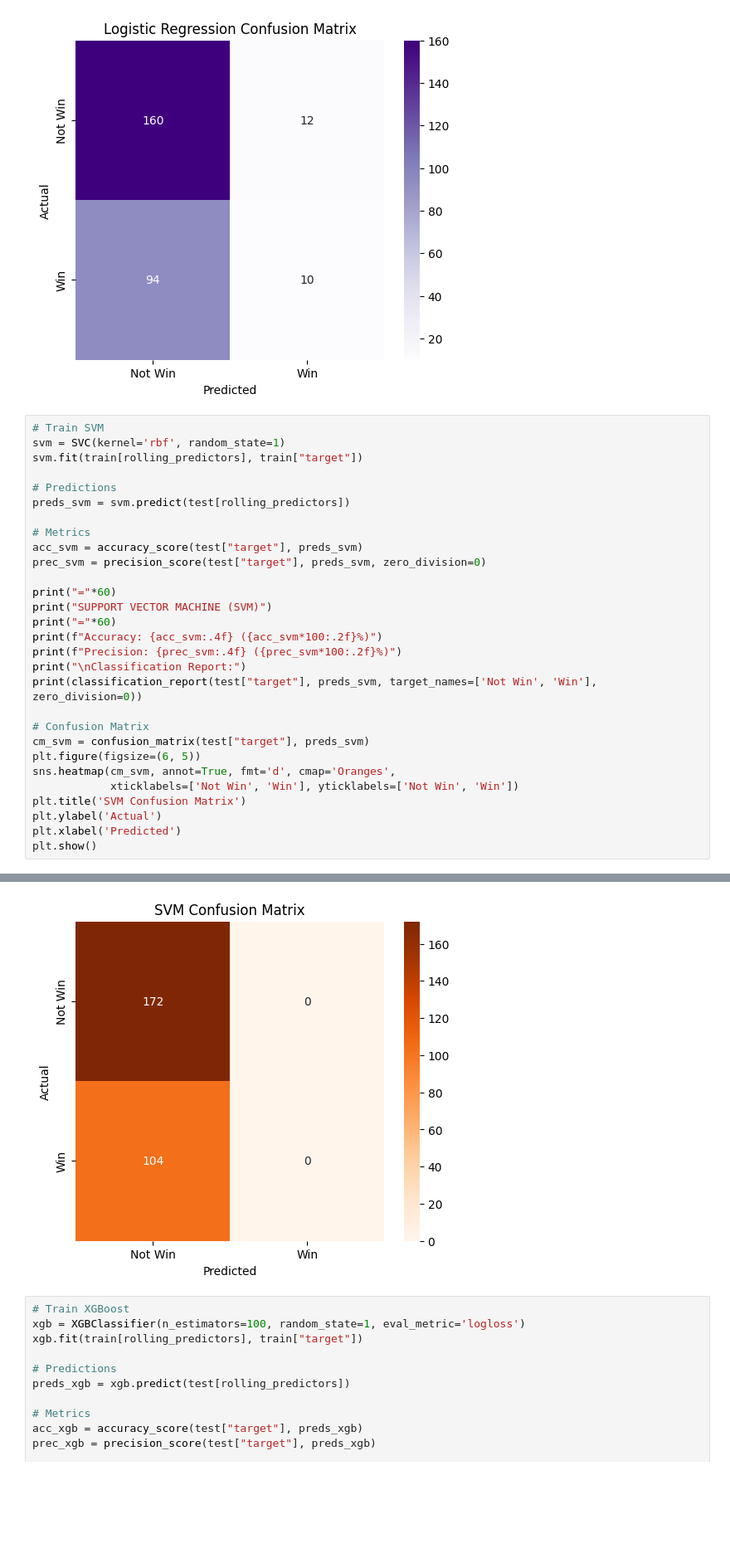
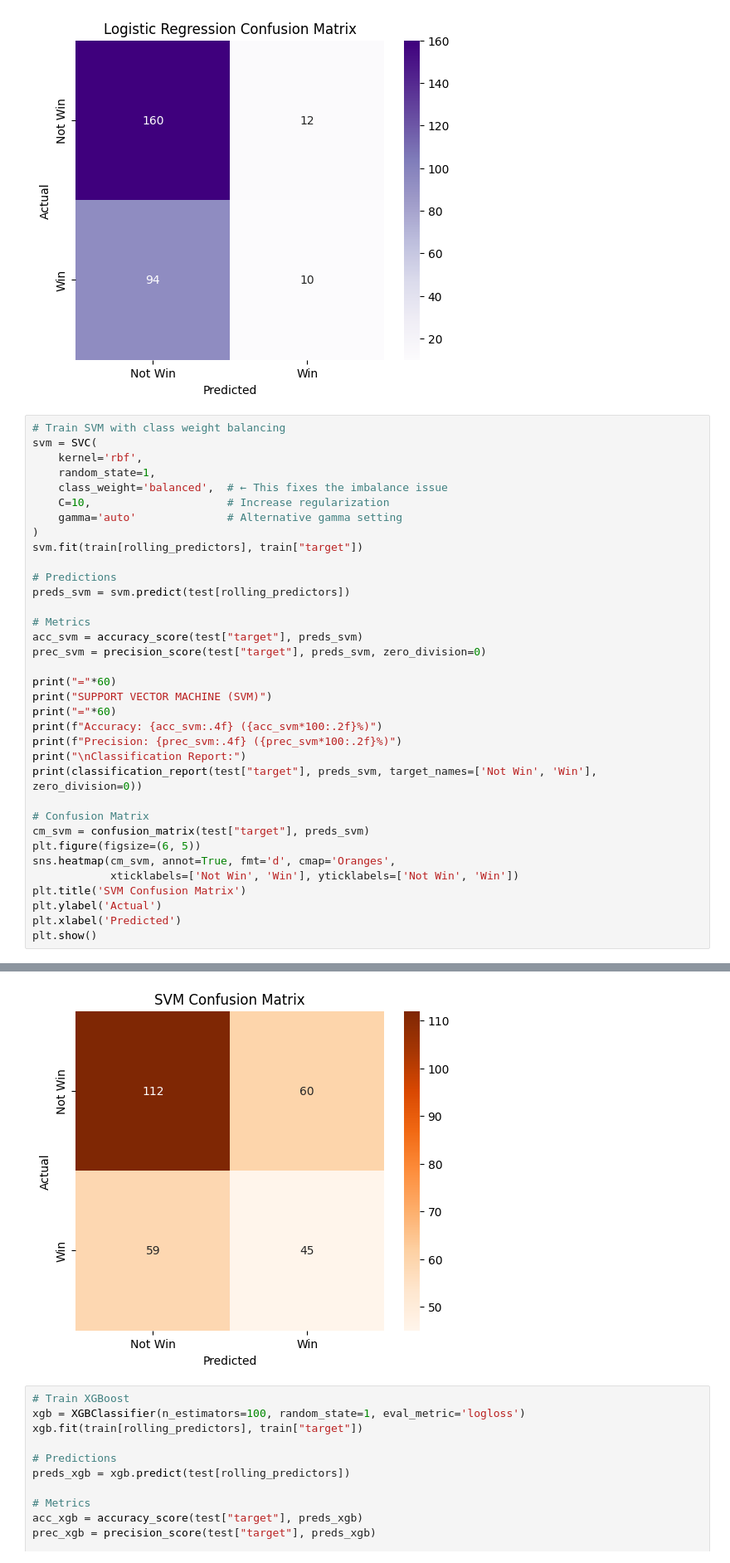
Before and after one commit to alexlopez7498/Premier_League_Predictor, a Jupyter notebook: MachineLearning/Cem/ML_models.ipynb, the cells around one changed output, grey strips where cells are left out. Shown: that part at 83% size. Saved outputs shown, nothing was run; the diff lists cells and outputs as text; blank space fills up the shorter version.

```diff
--- a/MachineLearning/Cem/ML_models.ipynb
+++ b/MachineLearning/Cem/ML_models.ipynb
@@ -388,8 +388,14 @@ Classification Report:
 weighted avg       0.56      0.62      0.53       276
 [figure]
 # %%
-# Train SVM
-svm = SVC(kernel='rbf', random_state=1)
+# Train SVM with class weight balancing
+svm = SVC(
+    kernel='rbf',
+    random_state=1,
+    class_weight='balanced',  # ← This fixes the imbalance issue
+    C=10,                     # Increase regularization
+    gamma='auto'              # Alternative gamma setting
+)
 svm.fit(train[rolling_predictors], train["target"])
 
 # Predictions
@@ -435,4 +441,4 @@ weighted avg       0.39      0.62      0.48       276
-[figure, old version]
+[figure, new version]
 # %%
 # Train XGBoost
 xgb = XGBClassifier(n_estimators=100, random_state=1, eval_metric='logloss')
```
Also changed, not shown: parts of 3 cells of this notebook, 12 other files.
